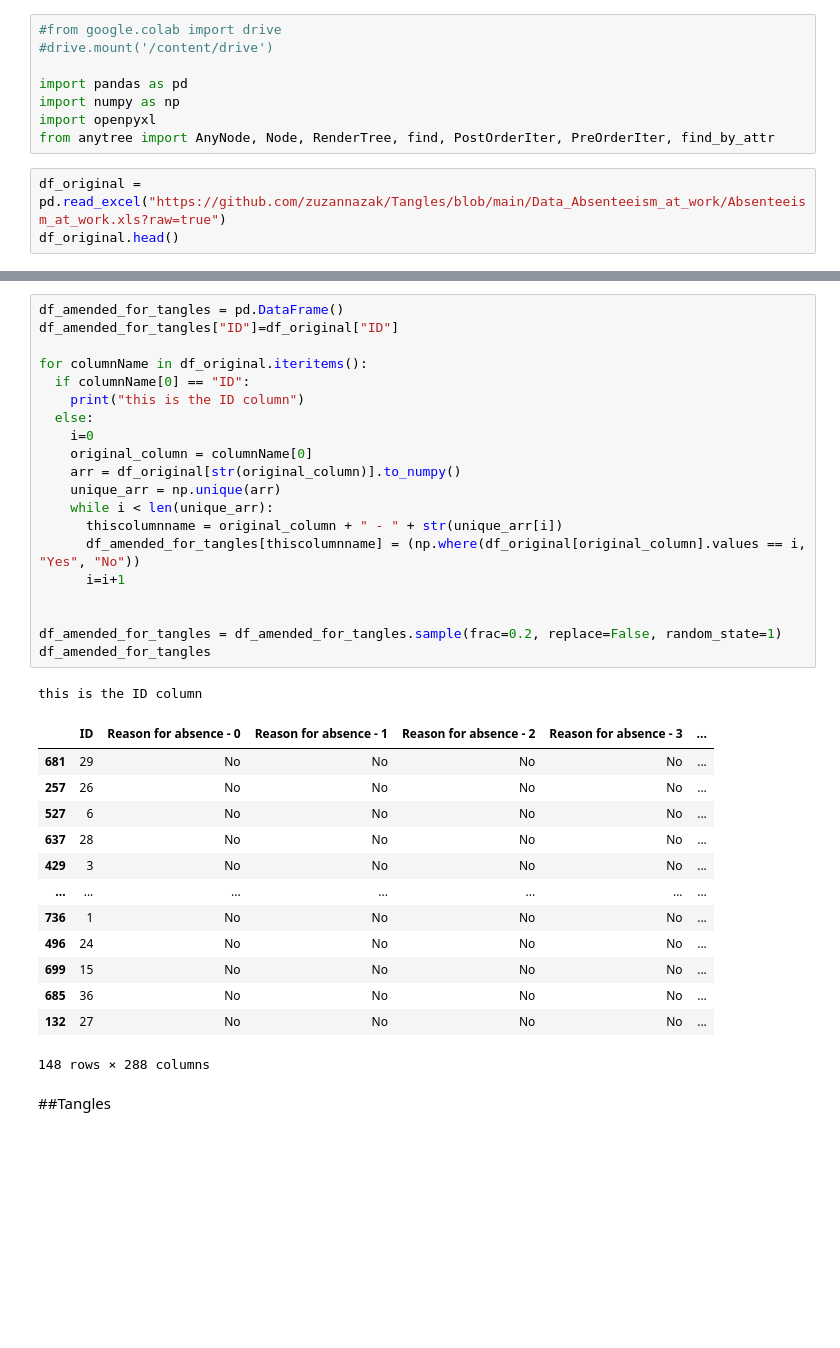
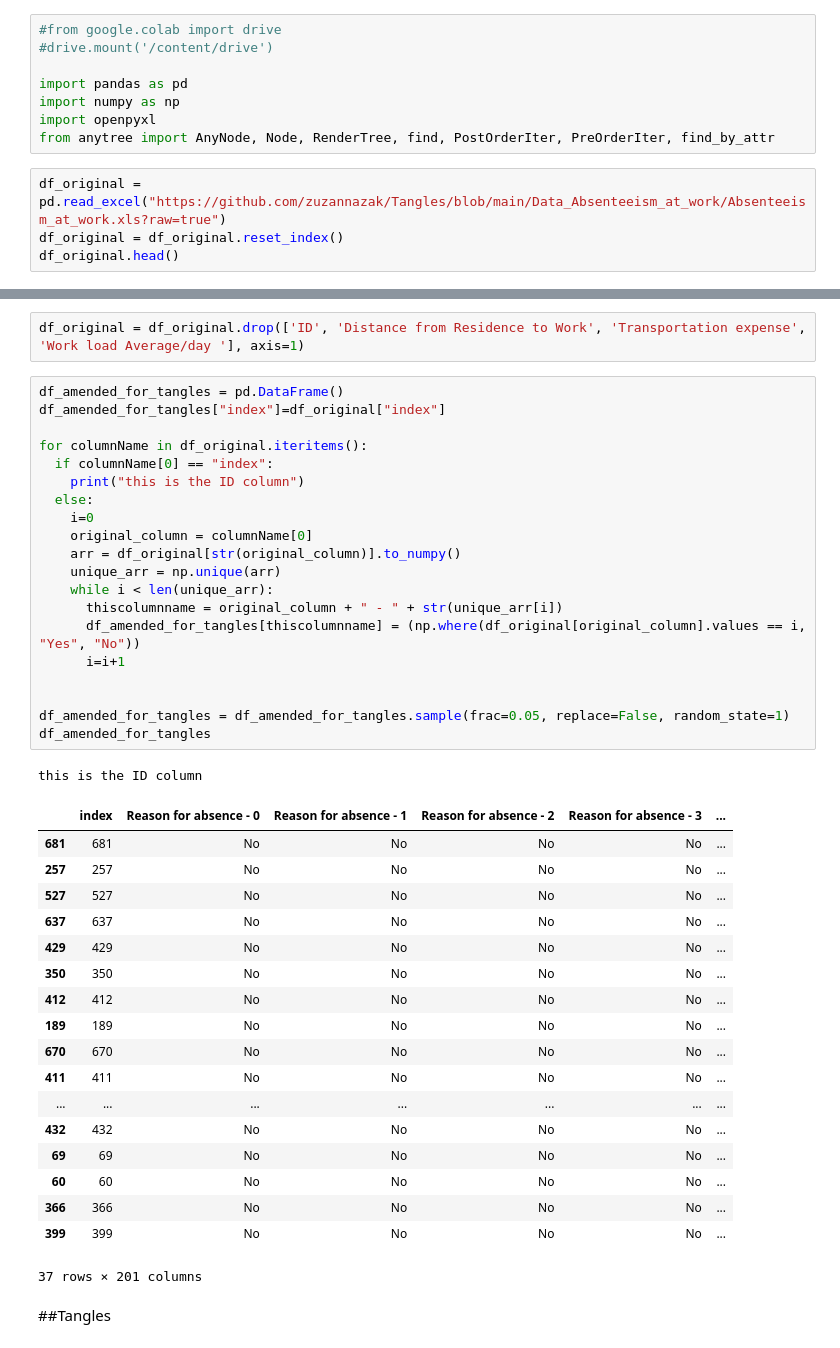
Before and after one commit to zuzannazak/Tangles, a Jupyter notebook: Tangle_playground.ipynb, the cells around one changed output, grey strips where cells are left out. Saved outputs shown, nothing was run; the diff lists cells and outputs as text; blank space fills up the shorter version.

```diff
--- a/Tangle_playground.ipynb
+++ b/Tangle_playground.ipynb
@@ -82,5 +82,6 @@ import openpyxl
 from anytree import AnyNode, Node, RenderTree, find, PostOrderIter, PreOrderIter, find_by_attr
 # %%
 df_original = pd.read_excel("https://github.com/zuzannazak/Tangles/blob/main/Data_Absenteeism_at_work/Absenteeism_at_work.xls?raw=true")
+df_original = df_original.reset_index()
 df_original.head()
 # %% [output]
@@ -93,38 +94,45 @@ df_original.head()
+# %%
+df_original = df_original.drop(['ID', 'Distance from Residence to Work', 'Transportation expense', 'Work load Average/day '], axis=1)
 # %%
 df_amended_for_tangles = pd.DataFrame()
-df_amended_for_tangles["ID"]=df_original["ID"]
+df_amended_for_tangles["index"]=df_original["index"]
 
 for columnName in df_original.iteritems():
-  if columnName[0] == "ID":
+  if columnName[0] == "index":
     print("this is the ID column")
   else:
     i=0
     original_column = columnName[0]
     arr = df_original[str(original_column)].to_numpy()
     unique_arr = np.unique(arr)
     while i < len(unique_arr):
       thiscolumnname = original_column + " - " + str(unique_arr[i])
       df_amended_for_tangles[thiscolumnname] = (np.where(df_original[original_column].values == i, "Yes", "No"))
       i=i+1
 
 
-df_amended_for_tangles = df_amended_for_tangles.sample(frac=0.2, replace=False, random_state=1)
+df_amended_for_tangles = df_amended_for_tangles.sample(frac=0.05, replace=False, random_state=1)
 df_amended_for_tangles
 # %% [output]
 this is the ID column
-|  | ID | Reason for absence - 0 | Reason for absence - 1 | Reason for absence - 2 | Reason for absence - 3 | ... |
-| 681 | 29 | No | No | No | No | ... |
-| 257 | 26 | No | No | No | No | ... |
-| 527 | 6 | No | No | No | No | ... |
-| 637 | 28 | No | No | No | No | ... |
-| 429 | 3 | No | No | No | No | ... |
+|  | index | Reason for absence - 0 | Reason for absence - 1 | Reason for absence - 2 | Reason for absence - 3 | ... |
+| 681 | 681 | No | No | No | No | ... |
+| 257 | 257 | No | No | No | No | ... |
+| 527 | 527 | No | No | No | No | ... |
+| 637 | 637 | No | No | No | No | ... |
+| 429 | 429 | No | No | No | No | ... |
+| 350 | 350 | No | No | No | No | ... |
+| 412 | 412 | No | No | No | No | ... |
+| 189 | 189 | No | No | No | No | ... |
+| 670 | 670 | No | No | No | No | ... |
+| 411 | 411 | No | No | No | No | ... |
 | ... | ... | ... | ... | ... | ... | ... |
-| 736 | 1 | No | No | No | No | ... |
-| 496 | 24 | No | No | No | No | ... |
-| 699 | 15 | No | No | No | No | ... |
-| 685 | 36 | No | No | No | No | ... |
-| 132 | 27 | No | No | No | No | ... |
+| 432 | 432 | No | No | No | No | ... |
+| 69 | 69 | No | No | No | No | ... |
+| 60 | 60 | No | No | No | No | ... |
+| 366 | 366 | No | No | No | No | ... |
+| 399 | 399 | No | No | No | No | ... |
-148 rows × 288 columns
+37 rows × 201 columns
 # %% [markdown]
 ##Tangles
 # %%
```
Also changed, not shown: parts of 8 cells of this notebook.
